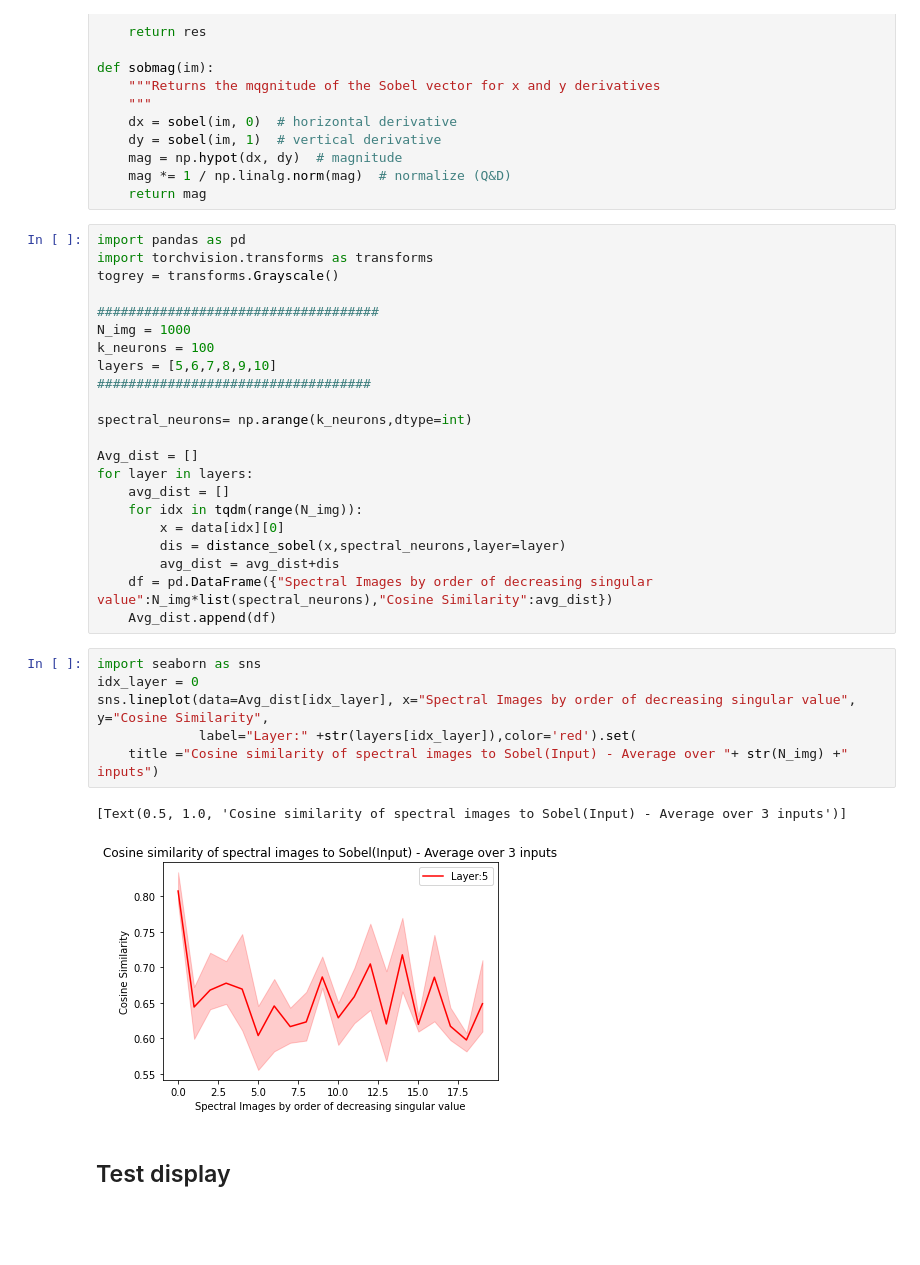
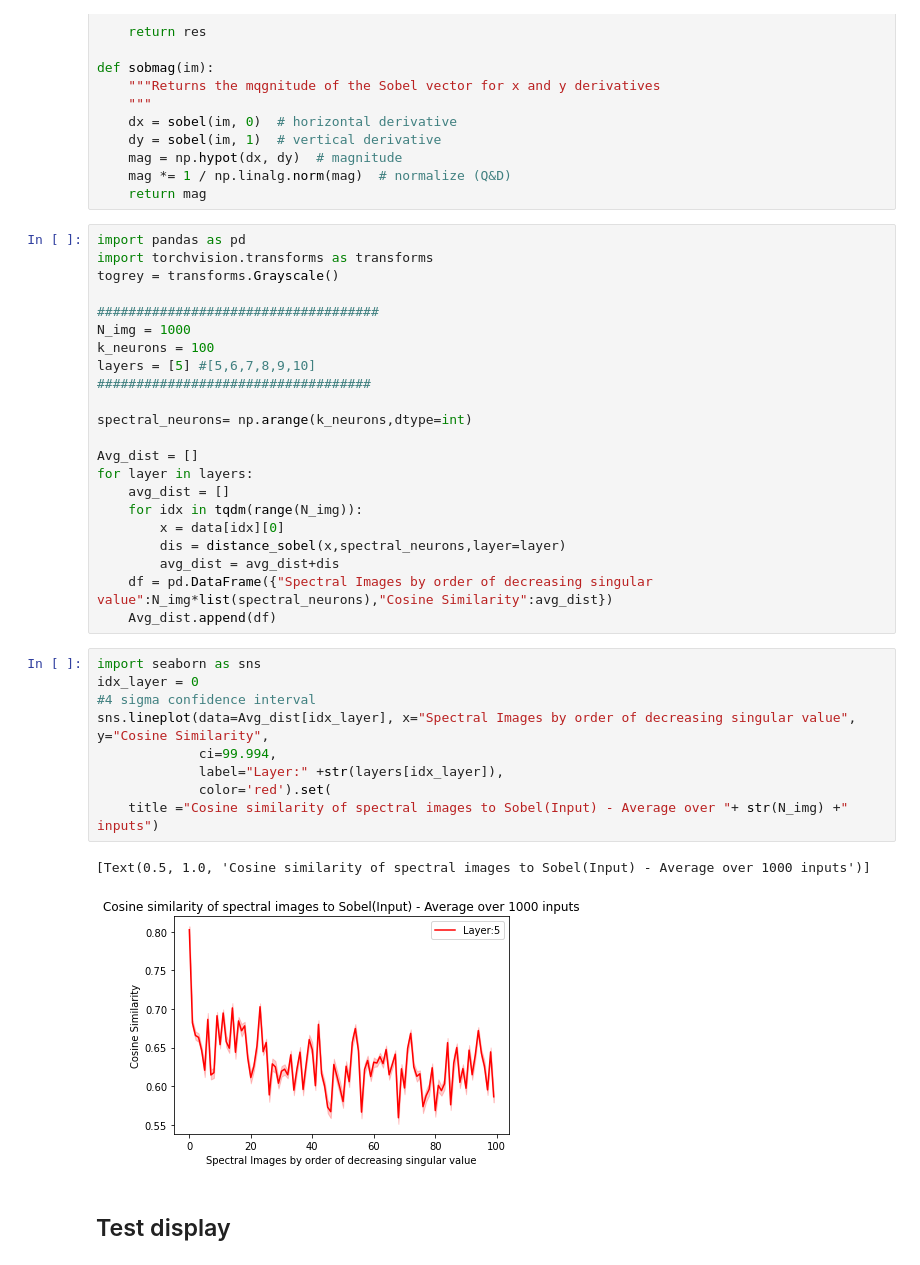
Before and after one commit to danmlr/svr, a Jupyter notebook: experiments.ipynb, the cells around one changed output. Saved outputs shown, nothing was run; the diff lists cells and outputs as text; blank space fills up the shorter version.

Commit message:
4 sigma ci

```diff
--- a/experiments.ipynb
+++ b/experiments.ipynb
@@ -261,7 +261,7 @@ togrey = transforms.Grayscale()
 ####################################
 N_img = 1000
 k_neurons = 100
-layers = [5,6,7,8,9,10]
+layers = [5] #[5,6,7,8,9,10]
 ###################################
 
 spectral_neurons= np.arange(k_neurons,dtype=int)
@@ -278,11 +278,14 @@ for layer in layers:
 # %%
 import seaborn as sns
 idx_layer = 0
+#4 sigma confidence interval
 sns.lineplot(data=Avg_dist[idx_layer], x="Spectral Images by order of decreasing singular value", y="Cosine Similarity",
-             label="Layer:" +str(layers[idx_layer]),color='red').set(
+             ci=99.994,
+             label="Layer:" +str(layers[idx_layer]),
+             color='red').set(
     title ="Cosine similarity of spectral images to Sobel(Input) - Average over "+ str(N_img) +" inputs")
 # %% [output]
-[Text(0.5, 1.0, 'Cosine similarity of spectral images to Sobel(Input) - Average over 3 inputs')]
+[Text(0.5, 1.0, 'Cosine similarity of spectral images to Sobel(Input) - Average over 1000 inputs')]
-[figure, old version]
+[figure, new version]
 # %% [markdown]
 ## Test display
```
Also changed, not shown: parts of 1 cell of this notebook.
